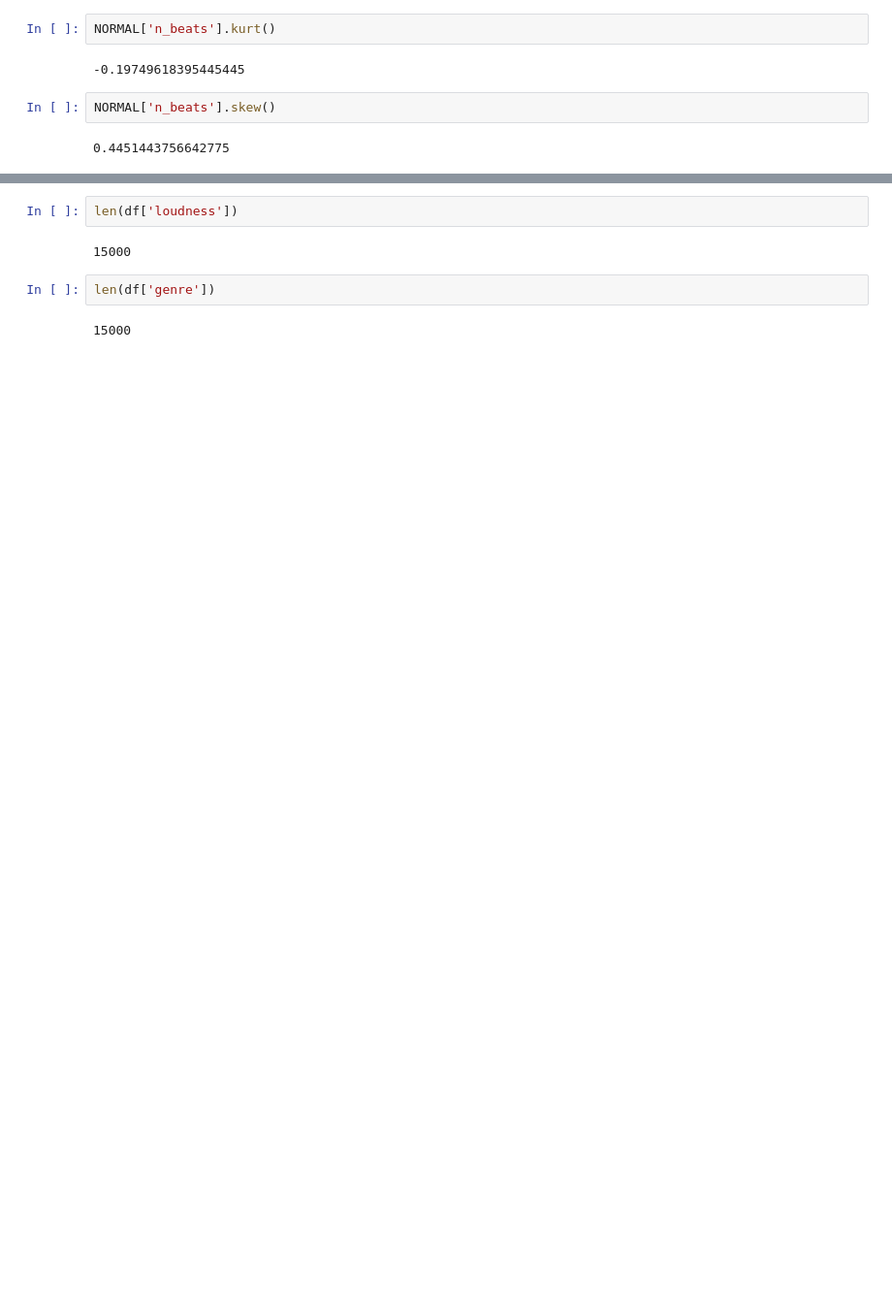
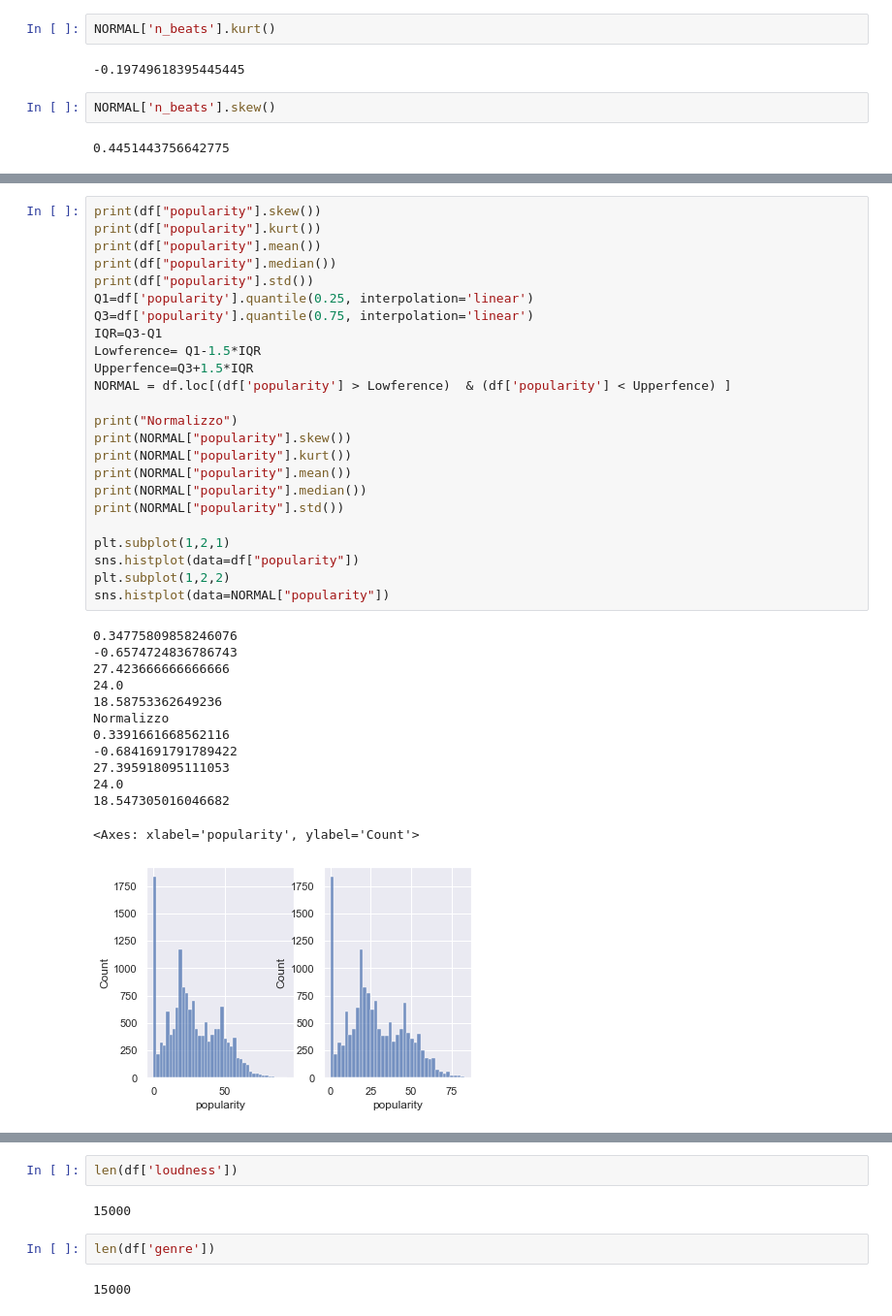
Before and after one commit to Bakko000/Data-Mining, a Jupyter notebook: dataset (missing + split)/Data understanding.ipynb, the cells around one changed output, grey strips where cells are left out. Shown at 97% size. Saved outputs shown, nothing was run; the diff lists cells and outputs as text; blank space fills up the shorter version.

```diff
--- a/dataset (missing + split)/Data understanding.ipynb
+++ b/dataset (missing + split)/Data understanding.ipynb
@@ -274,0 +279,38 @@ NORMAL['n_beats'].skew()
+# %%
+print(df["popularity"].skew())
+print(df["popularity"].kurt())
+print(df["popularity"].mean())
+print(df["popularity"].median())
+print(df["popularity"].std())
+Q1=df['popularity'].quantile(0.25, interpolation='linear')
+Q3=df['popularity'].quantile(0.75, interpolation='linear')
+IQR=Q3-Q1
+Lowference= Q1-1.5*IQR
+Upperfence=Q3+1.5*IQR
+NORMAL = df.loc[(df['popularity'] > Lowference)  & (df['popularity'] < Upperfence) ]
+
+print("Normalizzo")
+print(NORMAL["popularity"].skew())
+print(NORMAL["popularity"].kurt())
+print(NORMAL["popularity"].mean())
+print(NORMAL["popularity"].median())
+print(NORMAL["popularity"].std())
+
+plt.subplot(1,2,1)
+sns.histplot(data=df["popularity"])
+plt.subplot(1,2,2)
+sns.histplot(data=NORMAL["popularity"])
+# %% [output]
+0.34775809858246076
+-0.6574724836786743
+27.423666666666666
+24.0
+18.58753362649236
+Normalizzo
+0.3391661668562116
+-0.6841691791789422
+27.395918095111053
+24.0
+18.547305016046682
+<Axes: xlabel='popularity', ylabel='Count'>
+[figure, added]
```
Also changed, not shown: parts of 26 cells of this notebook.
